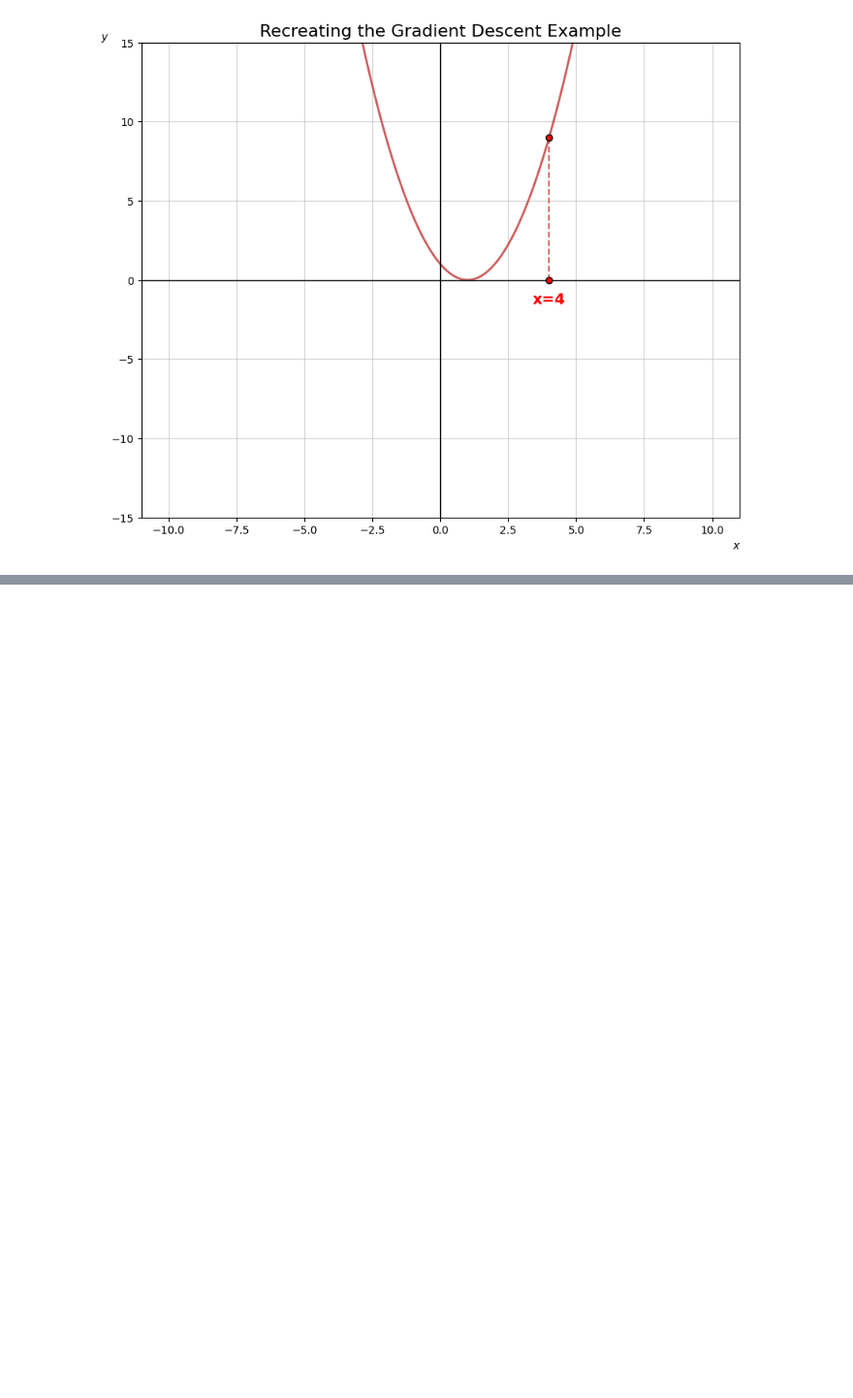
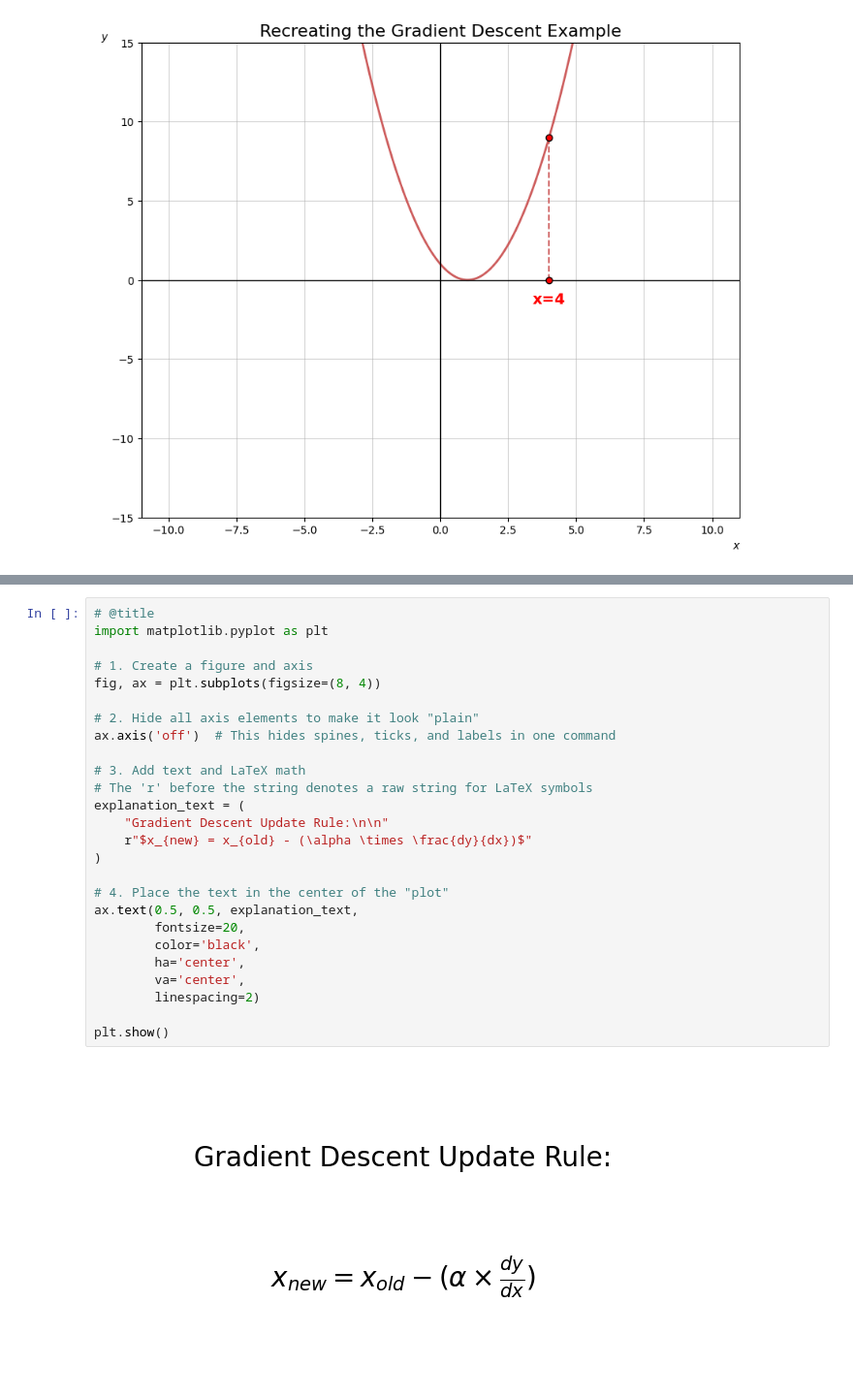
Before and after one commit to mdzubayereashraf/Ostad-AI-Engineering-Class-Code-Practice, a Jupyter notebook: Ostad_AI_Engineering_classcode_Practice_13(Understanding_Gradient_Descent).ipynb, the cells around one changed output, grey strips where cells are left out. Shown at 97% size. Saved outputs shown, nothing was run; the diff lists cells and outputs as text; blank space fills up the shorter version.

```diff
--- a/Ostad_AI_Engineering_classcode_Practice_13(Understanding_Gradient_Descent).ipynb
+++ b/Ostad_AI_Engineering_classcode_Practice_13(Understanding_Gradient_Descent).ipynb
@@ -230,0 +291,28 @@ plt.show()
+# %%
+# @title
+import matplotlib.pyplot as plt
+
+# 1. Create a figure and axis
+fig, ax = plt.subplots(figsize=(8, 4))
+
+# 2. Hide all axis elements to make it look "plain"
+ax.axis('off')  # This hides spines, ticks, and labels in one command
+
+# 3. Add text and LaTeX math
+# The 'r' before the string denotes a raw string for LaTeX symbols
+explanation_text = (
+    "Gradient Descent Update Rule:\n\n"
+    r"$x_{new} = x_{old} - (\alpha \times \frac{dy}{dx})$"
+)
+
+# 4. Place the text in the center of the "plot"
+ax.text(0.5, 0.5, explanation_text,
+        fontsize=20,
+        color='black',
+        ha='center',
+        va='center',
+        linespacing=2)
+
+plt.show()
+# %% [output]
+[figure, added]
```
Also changed, not shown: parts of 1 cell of this notebook.
